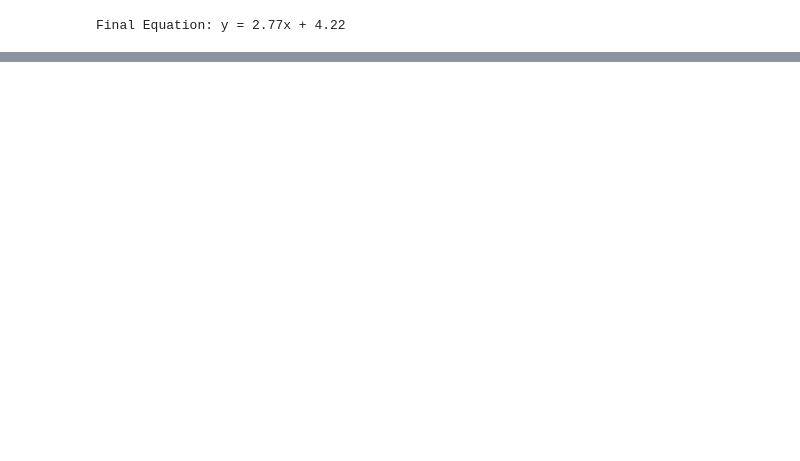
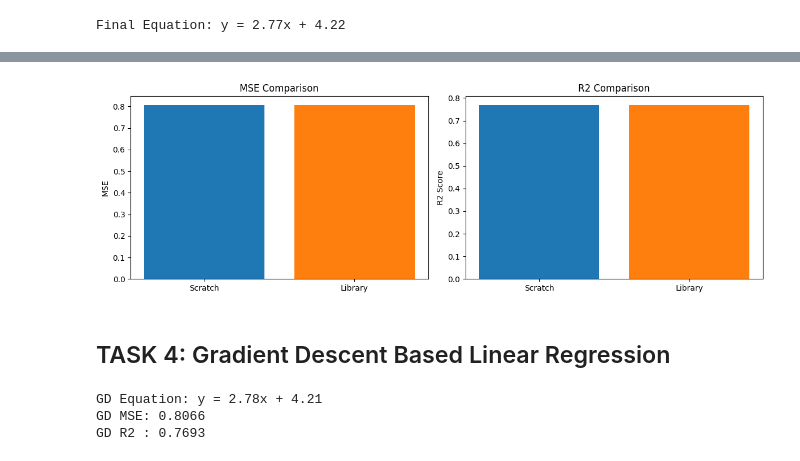
Before and after one commit to LakshyaAhlawat/ML-LABS, a Jupyter notebook: lab4/task.ipynb, the cells around one changed output, grey strips where cells are left out. Cells and saved outputs as stored; diff of their text form; code cells hidden in the pictures; blank space fills up the shorter version.

```diff
--- a/lab4/task.ipynb
+++ b/lab4/task.ipynb
@@ -57,0 +59,9 @@ Final Equation: y = 2.77x + 4.22
+# %%
+lib_model = LinearRegression()
+lib_model.fit(X, y)
+
+y_pred_lib = lib_model.predict(X)
+w_lib = lib_model.coef_[0][0]
+b_lib = lib_model.intercept_[0]
+
+print(f"Library Equation: y = {w_lib:.2f}x + {b_lib:.2f}")
@@ -57,0 +72,14 @@ Final Equation: y = 2.77x + 4.22
+# %%
+mse_scratch = mean_squared_error(y, y_pred_manual)
+r2_scratch = r2_score(y, y_pred_manual)
+
+mse_lib = mean_squared_error(y, y_pred_lib)
+r2_lib = r2_score(y, y_pred_lib)
+
+print("Scratch (Normal Equation)")
+print(f"MSE: {mse_scratch:.4f}")
+print(f"R2 : {r2_scratch:.4f}\n")
+
+print("Library (scikit-learn)")
+print(f"MSE: {mse_lib:.4f}")
+print(f"R2 : {r2_lib:.4f}")
@@ -57,0 +94,20 @@ Final Equation: y = 2.77x + 4.22
+# %%
+models = ["Scratch", "Library"]
+mse_vals = [mse_scratch, mse_lib]
+r2_vals = [r2_scratch, r2_lib]
+
+fig, ax = plt.subplots(1, 2, figsize=(12, 4))
+ax[0].bar(models, mse_vals, color=["#1f77b4", "#ff7f0e"])
+ax[0].set_title("MSE Comparison")
+ax[0].set_ylabel("MSE")
+
+ax[1].bar(models, r2_vals, color=["#1f77b4", "#ff7f0e"])
+ax[1].set_title("R2 Comparison")
+ax[1].set_ylabel("R2 Score")
+
+plt.tight_layout()
+plt.show()
+# %% [output]
+[figure, added]
+# %% [markdown]
+## TASK 4: Gradient Descent Based Linear Regression
@@ -57,0 +138,16 @@ Final Equation: y = 2.77x + 4.22
+# %%
+w_gd, b_gd, loss_gd, w_hist_gd, b_hist_gd = train_linear_gd(
+    X, y, lr=0.05, epochs=300, l2_lambda=0.0
+)
+
+y_pred_gd = w_gd * X + b_gd
+mse_gd = mean_squared_error(y, y_pred_gd)
+r2_gd = r2_score(y, y_pred_gd)
+
+print(f"GD Equation: y = {w_gd:.2f}x + {b_gd:.2f}")
+print(f"GD MSE: {mse_gd:.4f}")
+print(f"GD R2 : {r2_gd:.4f}")
+# %% [output]
+GD Equation: y = 2.78x + 4.21
+GD MSE: 0.8066
+GD R2 : 0.7693
```
Also changed, not shown: parts of 21 cells of this notebook, 18 other files.
